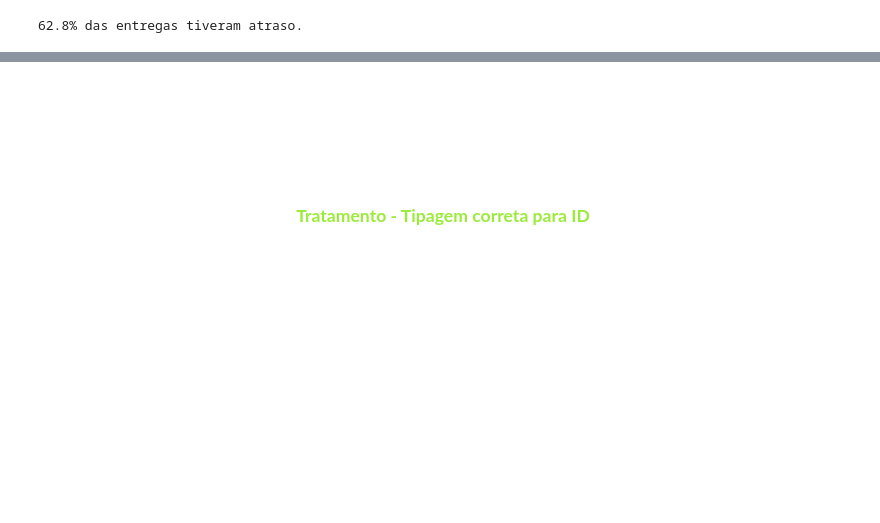
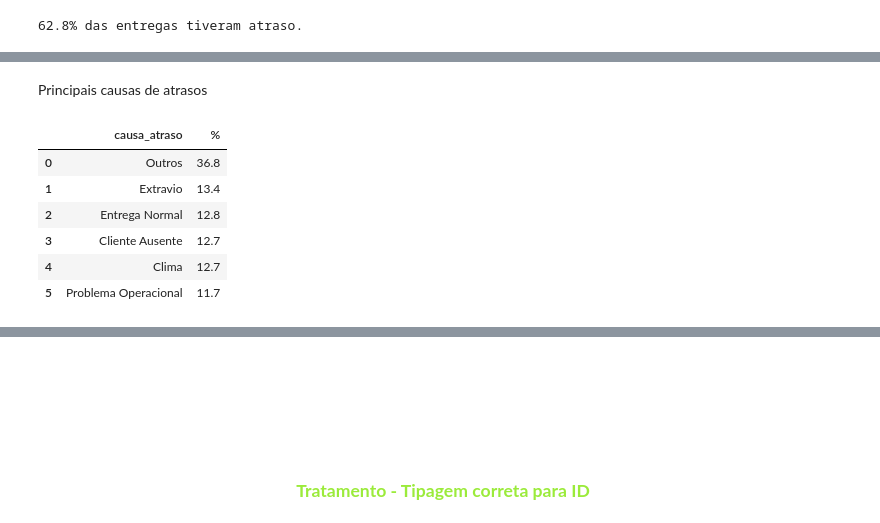
Before and after one commit to FerCremm/Python---Jadlog-2026, a Jupyter notebook: Aula 07/analise_intermediaria.ipynb, the cells around one changed output, grey strips where cells are left out. Drawn from its saved outputs; the diff is of its cells as text; code cells hidden in the pictures; blank space fills up the shorter version.

```diff
--- a/Aula 07/analise_intermediaria.ipynb
+++ b/Aula 07/analise_intermediaria.ipynb
@@ -70,0 +138,12 @@ print(f"{round(percentual_atraso, 1)}% das entregas tiveram atraso.")
+# %% [markdown]
+Principais causas de atrasos
+# %%
+round(df_atrasos['causa_atraso'].value_counts(normalize=True) *100 , 1).reset_index(name='%')
+# %% [output]
+|  | causa_atraso | % |
+| 0 | Outros | 36.8 |
+| 1 | Extravio | 13.4 |
+| 2 | Entrega Normal | 12.8 |
+| 3 | Cliente Ausente | 12.7 |
+| 4 | Clima | 12.7 |
+| 5 | Problema Operacional | 11.7 |
```
Also changed, not shown: parts of 11 cells of this notebook, 1 other file.
